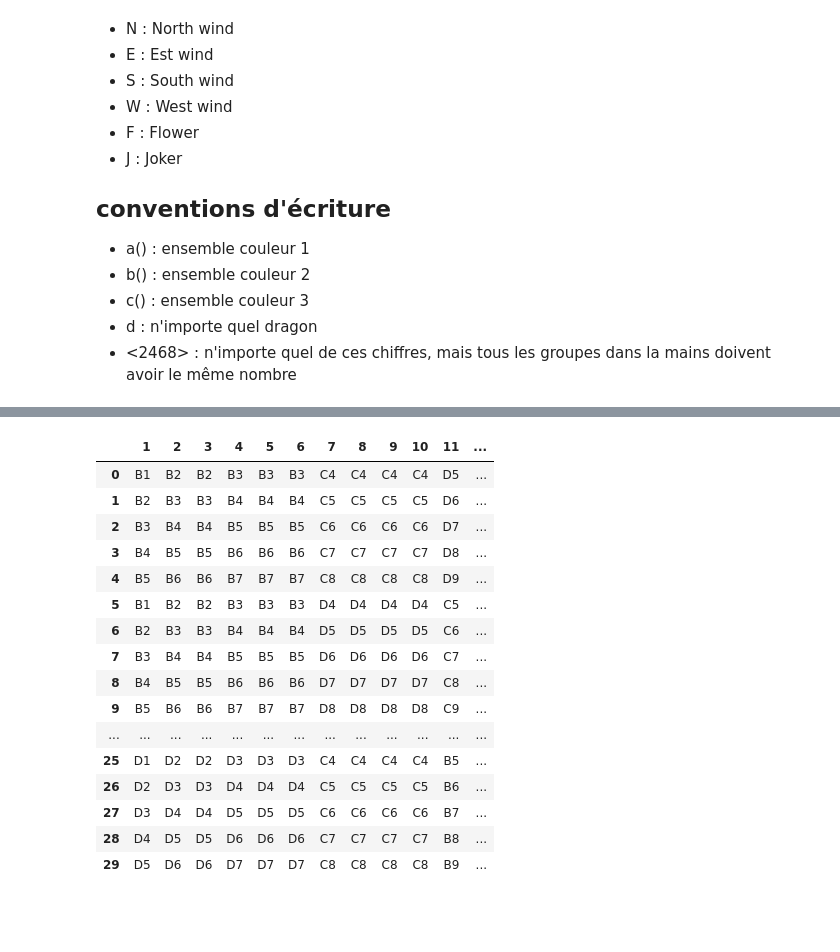
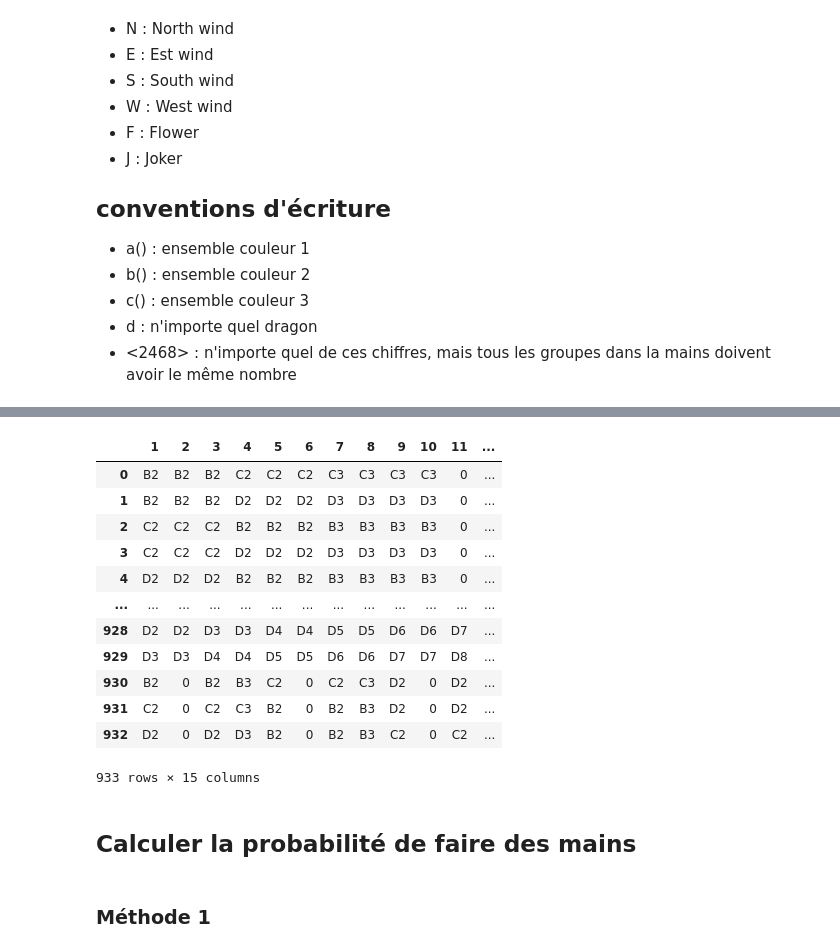
Before and after one commit to gerard-loic/sparrow, a Jupyter notebook: notebooks/generation-mains.ipynb, the cells around one changed output, grey strips where cells are left out. Cells and saved outputs as stored; diff of their text form; code cells hidden in the pictures; blank space fills up the shorter version.

```diff
--- a/notebooks/generation-mains.ipynb
+++ b/notebooks/generation-mains.ipynb
@@ -292,26 +318,34 @@ def calculerMainsDeriveesM2(structure, combinaison, nbCouleurs, geCode = None, g
             else:
                 main.append(tile)
     return [main]
-
-
-
-out = analyseMain(mains[25], 5)
-out
-# %% [output]
-|  | 1 | 2 | 3 | 4 | 5 | 6 | 7 | 8 | 9 | 10 | 11 | ... |
-| 0 | B1 | B2 | B2 | B3 | B3 | B3 | C4 | C4 | C4 | C4 | D5 | ... |
-| 1 | B2 | B3 | B3 | B4 | B4 | B4 | C5 | C5 | C5 | C5 | D6 | ... |
-| 2 | B3 | B4 | B4 | B5 | B5 | B5 | C6 | C6 | C6 | C6 | D7 | ... |
-| 3 | B4 | B5 | B5 | B6 | B6 | B6 | C7 | C7 | C7 | C7 | D8 | ... |
-| 4 | B5 | B6 | B6 | B7 | B7 | B7 | C8 | C8 | C8 | C8 | D9 | ... |
-| 5 | B1 | B2 | B2 | B3 | B3 | B3 | D4 | D4 | D4 | D4 | C5 | ... |
-| 6 | B2 | B3 | B3 | B4 | B4 | B4 | D5 | D5 | D5 | D5 | C6 | ... |
-| 7 | B3 | B4 | B4 | B5 | B5 | B5 | D6 | D6 | D6 | D6 | C7 | ... |
-| 8 | B4 | B5 | B5 | B6 | B6 | B6 | D7 | D7 | D7 | D7 | C8 | ... |
-| 9 | B5 | B6 | B6 | B7 | B7 | B7 | D8 | D8 | D8 | D8 | C9 | ... |
-| ... | ... | ... | ... | ... | ... | ... | ... | ... | ... | ... | ... | ... |
-| 25 | D1 | D2 | D2 | D3 | D3 | D3 | C4 | C4 | C4 | C4 | B5 | ... |
-| 26 | D2 | D3 | D3 | D4 | D4 | D4 | C5 | C5 | C5 | C5 | B6 | ... |
-| 27 | D3 | D4 | D4 | D5 | D5 | D5 | C6 | C6 | C6 | C6 | B7 | ... |
-| 28 | D4 | D5 | D5 | D6 | D6 | D6 | C7 | C7 | C7 | C7 | B8 | ... |
-| 29 | D5 | D6 | D6 | D7 | D7 | D7 | C8 | C8 | C8 | C8 | B9 | ... |
+# %%
+#Générer toutes les mains
+
+allDf = []
+i = 1
+for main in mains:
+    allDf.append(analyseMain(main, i))
+    i = i+1
+
+
+possibilites = pd.concat(allDf, ignore_index=True)
+# %%
+possibilites
+# %% [output]
+|  | 1 | 2 | 3 | 4 | 5 | 6 | 7 | 8 | 9 | 10 | 11 | ... |
+| 0 | B2 | B2 | B2 | C2 | C2 | C2 | C3 | C3 | C3 | C3 | 0 | ... |
+| 1 | B2 | B2 | B2 | D2 | D2 | D2 | D3 | D3 | D3 | D3 | 0 | ... |
+| 2 | C2 | C2 | C2 | B2 | B2 | B2 | B3 | B3 | B3 | B3 | 0 | ... |
+| 3 | C2 | C2 | C2 | D2 | D2 | D2 | D3 | D3 | D3 | D3 | 0 | ... |
+| 4 | D2 | D2 | D2 | B2 | B2 | B2 | B3 | B3 | B3 | B3 | 0 | ... |
+| ... | ... | ... | ... | ... | ... | ... | ... | ... | ... | ... | ... | ... |
+| 928 | D2 | D2 | D3 | D3 | D4 | D4 | D5 | D5 | D6 | D6 | D7 | ... |
+| 929 | D3 | D3 | D4 | D4 | D5 | D5 | D6 | D6 | D7 | D7 | D8 | ... |
+| 930 | B2 | 0 | B2 | B3 | C2 | 0 | C2 | C3 | D2 | 0 | D2 | ... |
+| 931 | C2 | 0 | C2 | C3 | B2 | 0 | B2 | B3 | D2 | 0 | D2 | ... |
+| 932 | D2 | 0 | D2 | D3 | B2 | 0 | B2 | B3 | C2 | 0 | C2 | ... |
+933 rows × 15 columns
+# %% [markdown]
+## Calculer la probabilité de faire des mains
+# %% [markdown]
+### Méthode 1
```
Also changed, not shown: parts of 11 cells of this notebook, 2 other files.
